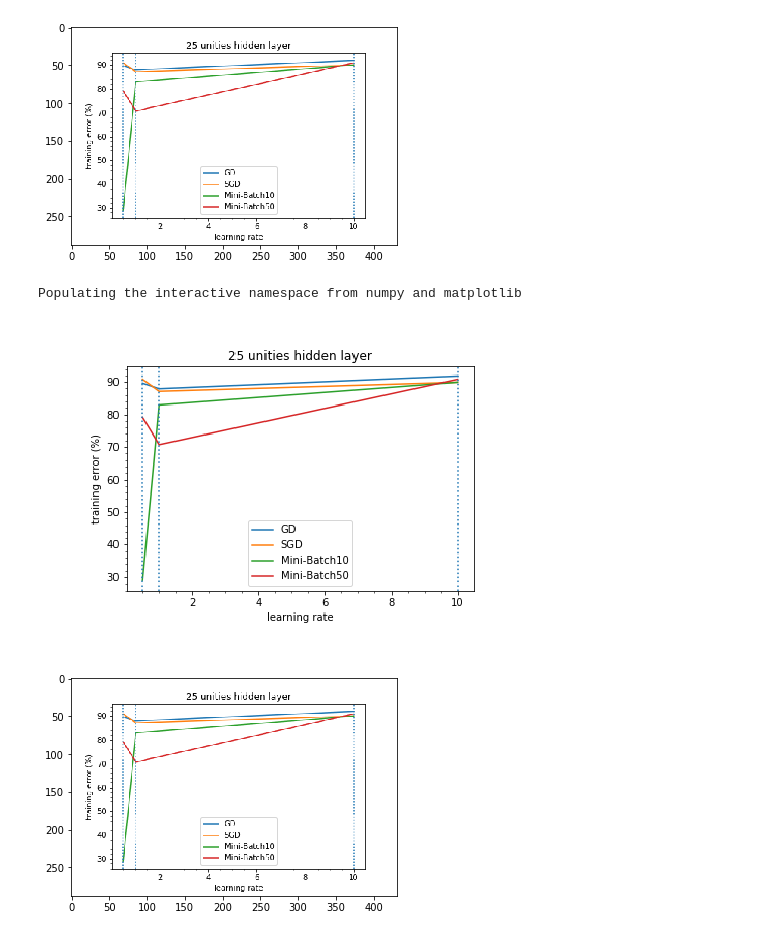
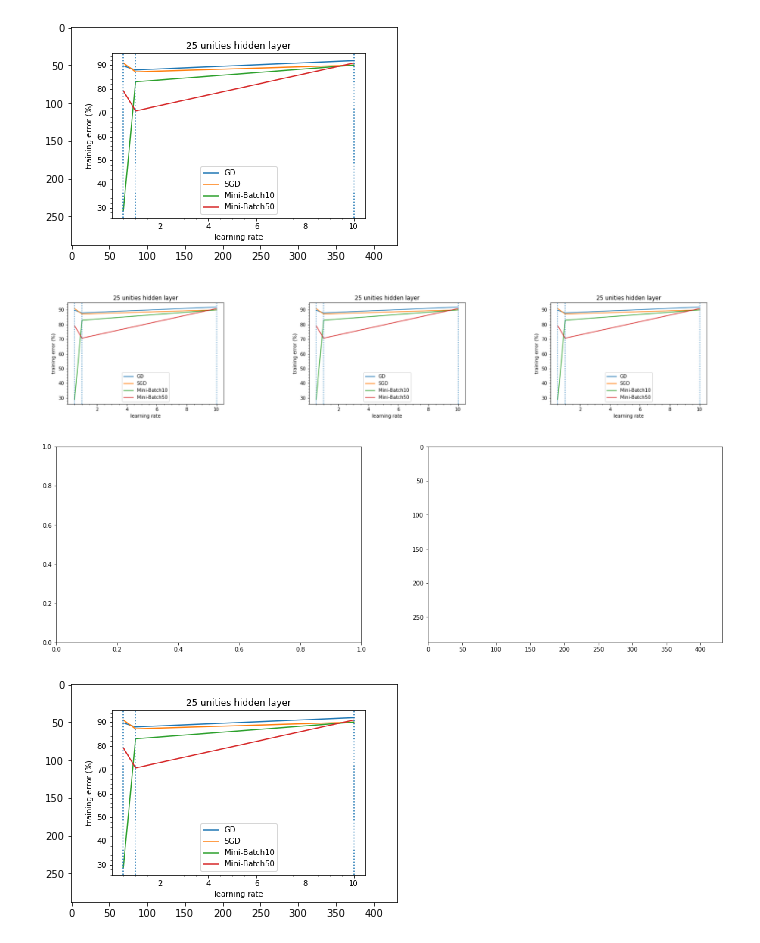
Before and after one commit to gesteves91/tp-ml, a Jupyter notebook: Resultados.ipynb, the cells around one changed output. Saved outputs shown, nothing was run; the diff lists cells and outputs as text; code cells hidden in the pictures.

```diff
--- a/Resultados.ipynb
+++ b/Resultados.ipynb
@@ -42,14 +42,44 @@ img=mpimg.imread('25-unities-hidden-layer.png')
 imgplot = plt.imshow(img)
 # %% [output]
 [figure]
-# %%
-%pylab inline
-import matplotlib.pyplot as plt
-import matplotlib.image as mpimg
-img=mpimg.imread('25-unities-hidden-layer.png')
-plt.figure(figsize=(8,9))
-plt.axis('off')
-imgplot = plt.imshow(img)
-# %% [output]
-Populating the interactive namespace from numpy and matplotlib
-[figure, removed]
+# %%
+img1 = mpimg.imread('25-unities-hidden-layer.png')
+img2 = mpimg.imread('25-unities-hidden-layer.png')
+img3 = mpimg.imread('25-unities-hidden-layer.png')
+
+plt.figure(figsize=(95,55))
+plt.subplot(1, 3, 1)
+plt.axis('off')
+#plt.tight_layout()
+plt.imshow(img1)
+
+plt.subplot(1, 3, 2)
+plt.axis('off')
+#plt.tight_layout()
+plt.imshow(img2)
+
+plt.subplot(1, 3, 3)
+plt.axis('off')
+#plt.tight_layout()
+plt.imshow(img3)
+plt.show()
+# %% [output]
+[figure, added]
+# %%
+img1 = mpimg.imread('25-unities-hidden-layer.png')
+img2 = mpimg.imread('25-unities-hidden-layer.png')
+img3 = mpimg.imread('25-unities-hidden-layer.png')
+
+f, (ax1, ax2) = plt.subplots(1, 2, figsize=(20,6))
+
+img=mpimg.imread('25-unities-hidden-layer.png')
+#ax1.figure(figsize=(8,9))
+
+imgplot = plt.imshow(img)
+
+img2=mpimg.imread('50-unities-hidden-layer.png')
+#ax1.figure(figsize=(8,9))
+
+imgplot = plt.imshow(img2)
+# %% [output]
+[figure, added]
```
Also changed, not shown: parts of 1 cell of this notebook, 11 other files.
